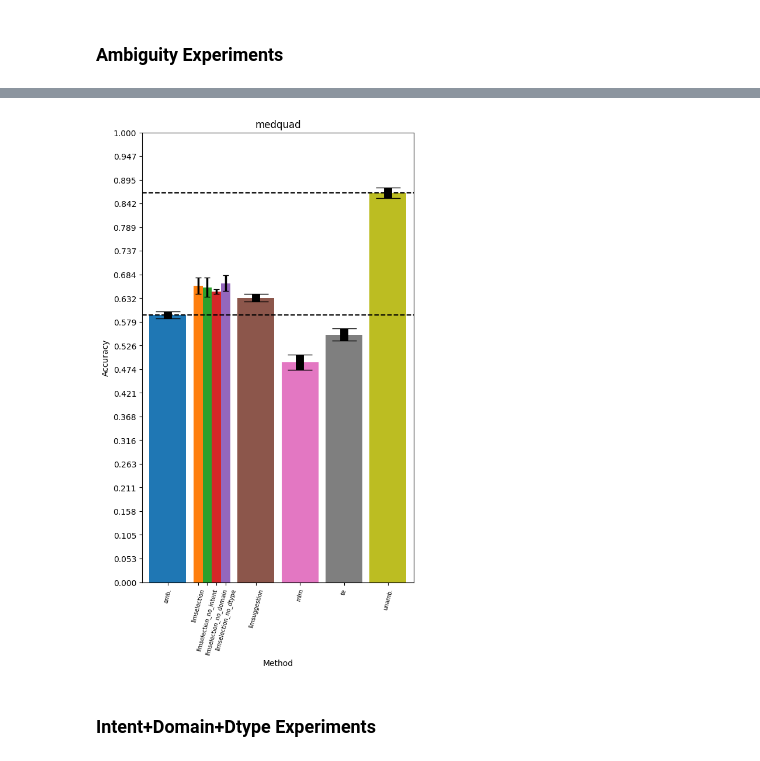
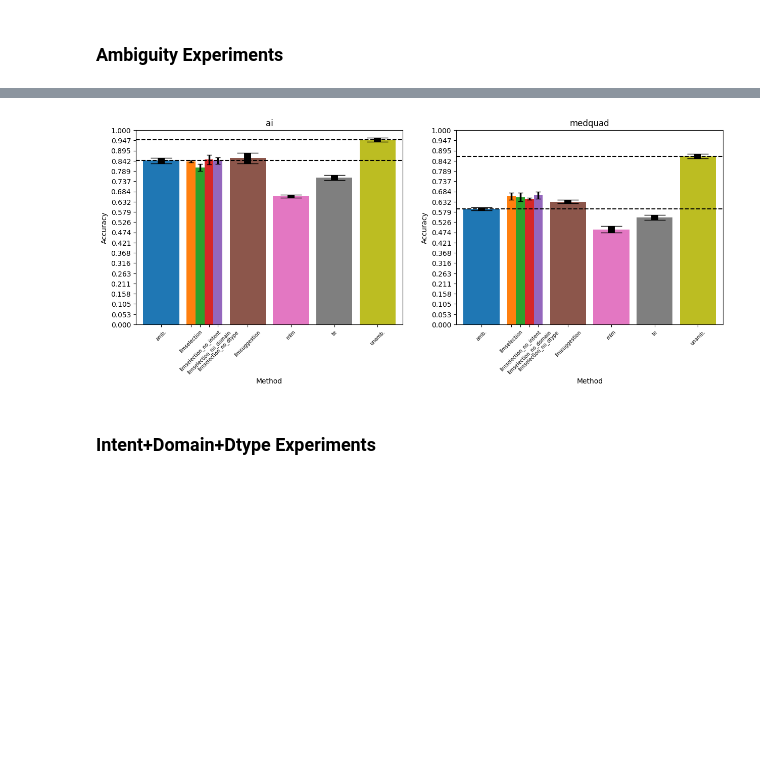
Before and after one commit to darktheorys/smartrag, a Jupyter notebook: notebooks/Scoring_and_Comparison.ipynb, the cells around one changed output, grey strips where cells are left out. Drawn from its saved outputs; the diff is of its cells as text; code cells hidden in the pictures; blank space fills up the shorter version.

Commit message:
Add multi-experiment results for ai-generated ambiguous dataset

```diff
--- a/notebooks/Scoring_and_Comparison.ipynb
+++ b/notebooks/Scoring_and_Comparison.ipynb
@@ -19,8 +19,8 @@ from disambiguation_methods.domain_extractor import categories
 from tqdm import tqdm
 # %%
 top_n = 10
-dataset_name = "ambiguity/medquad"
-experiment = "ambiguous+DOMAIN+Intent+Dtype+MLM+TE+LLM"
+dataset_name = "ambiguity/ai_generated"
+experiment = f"ambiguous_top{top_n}+DOMAIN+Intent+Dtype+MLM+TE+LLM"
 # experiment = "unfiltered+DOMAIN+Intent+Dtype"
 # %%
 df = pd.read_csv(f"./data/{dataset_name}_{experiment}.csv")
@@ -45,13 +65,13 @@ methods = [
 llm_name = "gpt35"
 n_runs = 4
 # %%
-for method_idx, method in enumerate(methods[6:], 6):
+for method_idx, method in enumerate(methods[2:], 2):
     for run_idx in range(n_runs):
         for df_index in tqdm(range(len(df))):
             ambiguities = QueryAmbiguation(**json.loads(df.loc[df_index, "possible_ambiguities"]))
             if "LLMSuggestion" not in method:
                 most_likely_full_forms: list[str] = json.loads(
-                    df.loc[df_index, f"{method.split("_")[0]}_most_likely_full_forms"]
+                    df.loc[df_index, f"{method.split("_")[0] if "LLM" not in method else "LLM"}_most_likely_full_forms"]
                 )
             else:
                 most_likely_full_forms: list[str] = json.loads(df.loc[df_index, f"llm_full_form_suggestions"])
@@ -221,7 +241,7 @@ eval_df = pd.DataFrame(
 )
 from glob import glob
 
-for file in glob("./data/ambiguity/*pre-eval.csv"):
+for file in glob("./data/ambiguity/*eval.csv"):
     dataset_name = file.split("_")[0].split("/")[-1]
     df = pd.read_csv(file)
     for method in methods:
@@ -318,8 +345,8 @@ eval_df
 # %%
 import matplotlib.pyplot as plt
 
-fig, axes = plt.subplots(eval_df["dataset_name"].nunique(), 1, squeeze=False, figsize=(6, 10))
-for axs, (_, group_df) in zip(axes, eval_df.groupby(by="dataset_name")):
+fig, axes = plt.subplots(1, eval_df["dataset_name"].nunique(), squeeze=False, figsize=(15, 5))
+for axs, (_, group_df) in zip(axes.T, eval_df.groupby(by="dataset_name")):
     axs[0].bar([0], [group_df.iloc[0]["ambiguous_accuracy"]], label="amb.", width=0.25, align="edge")
     axs[0].errorbar(
         [0.25 / 2],
@@ -370,35 +397,36 @@ for axs, (_, group_df) in zip(axes, eval_df.groupby(by="dataset_name")):
         [group_df.iloc[0]["unambiguous_accuracy"]],
         [group_df.iloc[0]["unambiguous_accuracy_std"]],
         capsize=15,
         elinewidth=10,
         color="black",
     )
 
     ticks.append((last_end_pos + 0.25 / 2, "unamb."))
-    axs[0].set_xticks(list(map(lambda x: x[0], ticks)), list(map(lambda x: x[1], ticks)), rotation=75, fontsize=7)
+    axs[0].set_xticks(list(map(lambda x: x[0], ticks)), list(map(lambda x: x[1], ticks)), rotation=45, fontsize=7)
     axs[0].set_yticks(np.linspace(0, 1, num=20))
     axs[0].set_title(group_df.iloc[0]["dataset_name"])
     axs[0].set_ylabel("Accuracy")
     axs[0].set_xlabel("Method")
     axs[0].set_ylim(0, 1)
     axs[0].set_xlim(-0.05, last_end_pos + 0.30)
     axs[0].plot(
         [-0.05, last_end_pos + 0.30],
         [group_df.iloc[0]["ambiguous_accuracy"], group_df.iloc[0]["ambiguous_accuracy"]],
         color="black",
         linestyle="--",
     )
     axs[0].plot(
         [-0.05, last_end_pos + 0.30],
         [group_df.iloc[0]["unambiguous_accuracy"], group_df.iloc[0]["unambiguous_accuracy"]],
         color="black",
         linestyle="--",
     )
 
 
+plt.savefig("./data/figs/ambiguity.pdf", bbox_inches="tight")
 plt.show()
 # %% [output]
-[figure, old version]
+[figure, new version]
 # %% [markdown]
 ### Intent+Domain+Dtype Experiments
 # %%
```
Also changed, not shown: parts of 3 cells of this notebook, 4 other files.
